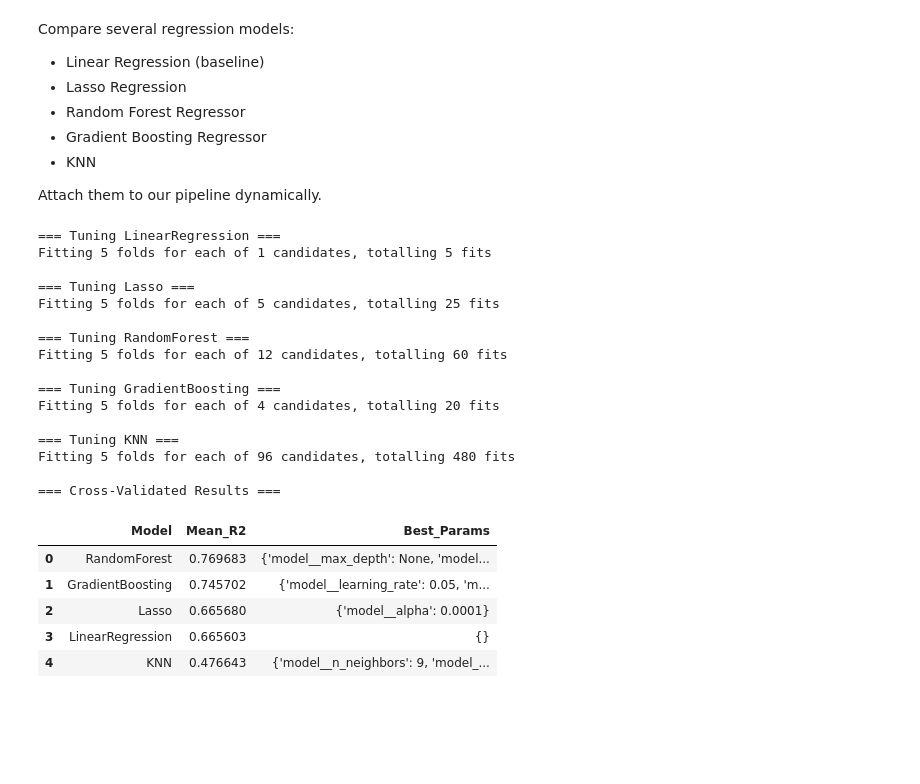
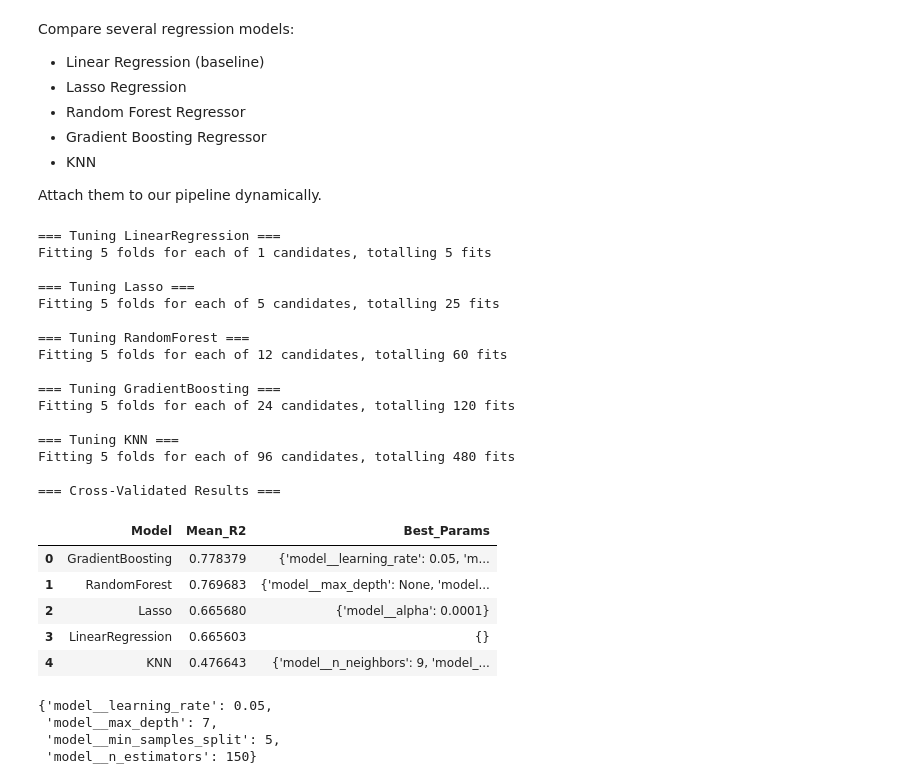
Before and after one commit to meganekarol/machine-learning-melbourne-price-prediction, a Jupyter notebook: 03_ModelSelection.ipynb, the cells around one changed output. Cells and saved outputs as stored; diff of their text form; code cells hidden in the pictures; blank space fills up the shorter version.

```diff
--- a/03_ModelSelection.ipynb
+++ b/03_ModelSelection.ipynb
@@ -21,7 +21,7 @@ from utils import FrequencyEncoder, DataFrameImputer
 # %% [markdown]
 ## 1. Load dataset and pipeline
 # %%
-full_pipeline = joblib.load("utils/melbourne_pipeline.pkl")
+full_pipeline = joblib.load("artifacts/melbourne_pipeline.pkl")
 # Load cleaned dataset
 df = pd.read_csv("data/melbourne_housing_cleaned_featEngr.csv")
 df.head()
@@ -75,7 +75,8 @@ param_grids = {
     "GradientBoosting": {
         "model__n_estimators": [100, 150],
         "model__learning_rate": [0.01, 0.05],
-        "model__max_depth": [3]
+        "model__max_depth": [3,5,7],
+        "model__min_samples_split": [2,5]
     },
     "KNN": {
         "model__n_neighbors": list(range(3, 51, 2)),
@@ -87,6 +88,7 @@ param_grids = {
 cv = KFold(n_splits=5, shuffle=True, random_state=0)
 results = []
 # %%
+from sklearn.feature_selection import RFECV
 
 # ============================================
 # 3. MODEL SELECTION & GRID SEARCH
@@ -94,12 +96,12 @@ results = []
 
 for name, model in models.items():
     print(f"\n=== Tuning {name} ===")
-    pipe = joblib.load("utils/melbourne_pipeline.pkl")
+    pipe = joblib.load("artifacts/melbourne_pipeline.pkl")
     pipe.set_params(model=model)
     pipe.set_params(rfecv="passthrough")  # disable feature selection for fair comparison
 
     if model in ["RandomForest", "GradientBoosting"]:
-        pipe.set_params(variance="passthrough")
+        pipe.set_params(variance="passthrough")#GradientBoosting and RandomForest internally use feature importance to select the best features
 
     grid = GridSearchCV(
         estimator=pipe,
@@ -111,39 +113,46 @@ for name, model in models.items():
     )
     grid.fit(X_train, y_train)
 
     results.append({
         "Model": name,
         "Best_Params": grid.best_params_,
         "Mean_R2": grid.best_score_,
         "Best_Estimator": grid.best_estimator_
     })
 
 results_df = pd.DataFrame(results).sort_values("Mean_R2", ascending=False).reset_index(drop=True)
 print("\n=== Cross-Validated Results ===")
 display(results_df[["Model", "Mean_R2", "Best_Params"]])
 # %% [output]
 === Tuning LinearRegression ===
 Fitting 5 folds for each of 1 candidates, totalling 5 fits
 
 === Tuning Lasso ===
 Fitting 5 folds for each of 5 candidates, totalling 25 fits
 
 === Tuning RandomForest ===
 Fitting 5 folds for each of 12 candidates, totalling 60 fits
 
 === Tuning GradientBoosting ===
-Fitting 5 folds for each of 4 candidates, totalling 20 fits
+Fitting 5 folds for each of 24 candidates, totalling 120 fits
 
 === Tuning KNN ===
 Fitting 5 folds for each of 96 candidates, totalling 480 fits
 
 === Cross-Validated Results ===
 |  | Model | Mean_R2 | Best_Params |
-| 0 | RandomForest | 0.769683 | {'model__max_depth': None, 'model... |
-| 1 | GradientBoosting | 0.745702 | {'model__learning_rate': 0.05, 'm... |
+| 0 | GradientBoosting | 0.778379 | {'model__learning_rate': 0.05, 'm... |
+| 1 | RandomForest | 0.769683 | {'model__max_depth': None, 'model... |
 | 2 | Lasso | 0.665680 | {'model__alpha': 0.0001} |
 | 3 | LinearRegression | 0.665603 | {} |
 | 4 | KNN | 0.476643 | {'model__n_neighbors': 9, 'model_... |
+# %%
+results_df["Best_Params"][0]
+# %% [output]
+{'model__learning_rate': 0.05,
+ 'model__max_depth': 7,
+ 'model__min_samples_split': 5,
+ 'model__n_estimators': 150}
 # %%
 # ============================================
 # 4. VISUALIZE MODEL PERFORMANCE
```
Also changed, not shown: parts of 4 cells of this notebook, 12 other files.
